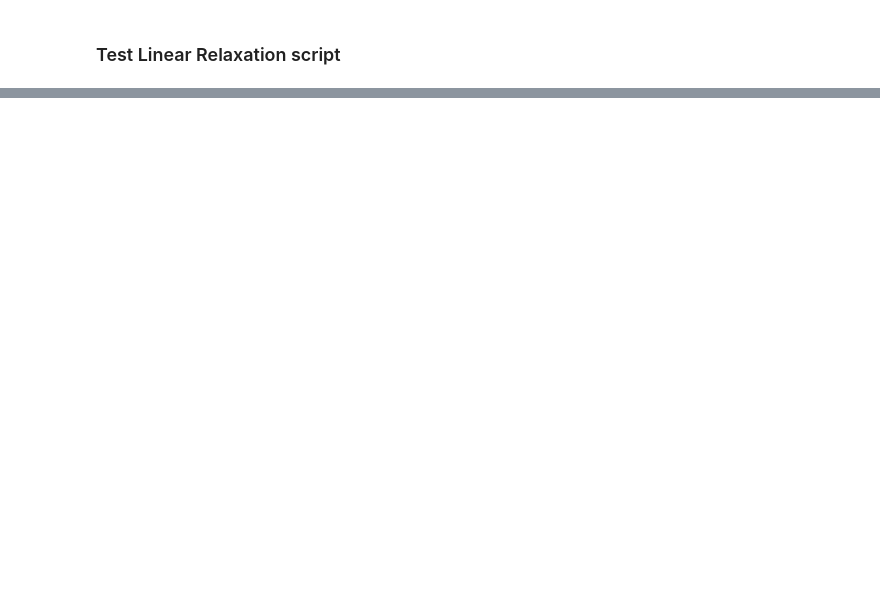
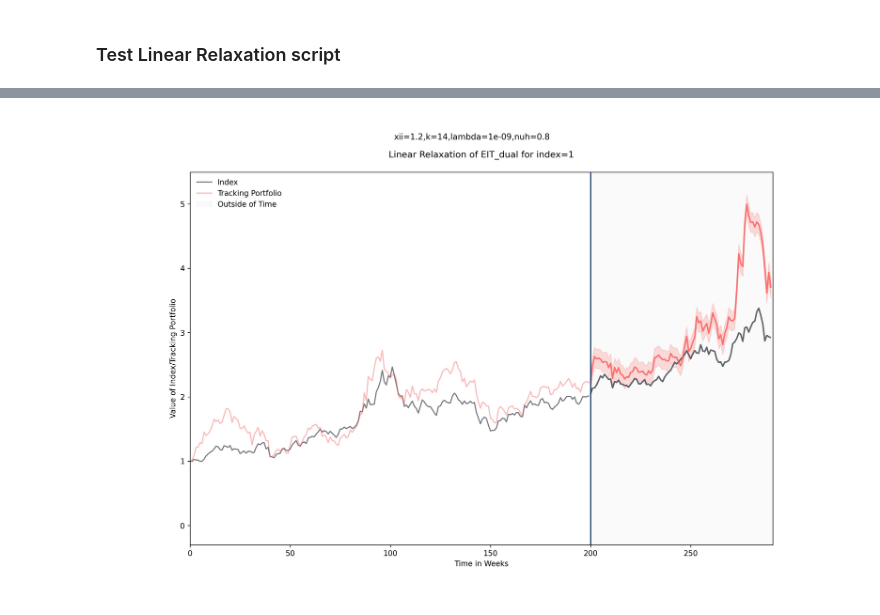
Before and after one commit to ashish1610dhiman/enhanced_index_tracking, a Jupyter notebook: notebooks/eit_dual_testing.ipynb, the cells around one changed output, grey strips where cells are left out. Drawn from its saved outputs; the diff is of its cells as text; code cells hidden in the pictures; blank space fills up the shorter version.

Commit message:
src_dual linear relaxation successful

```diff
--- a/notebooks/eit_dual_testing.ipynb
+++ b/notebooks/eit_dual_testing.ipynb
@@ -33,2 +51,4 @@ out = os.system("python {}/src/linear_relaxation.py {} {} {} {} {} {} {} {} {} {
 # %%
-Image(filename='LP_EIT_Dual for index_{}.jpg'.format(file))
+Image(filename=base_path+'/LP_EIT_Dual for index_{}.jpg'.format(file))
+# %% [output]
+[figure, added]
```
Also changed, not shown: parts of 5 cells of this notebook, 30 other files.
